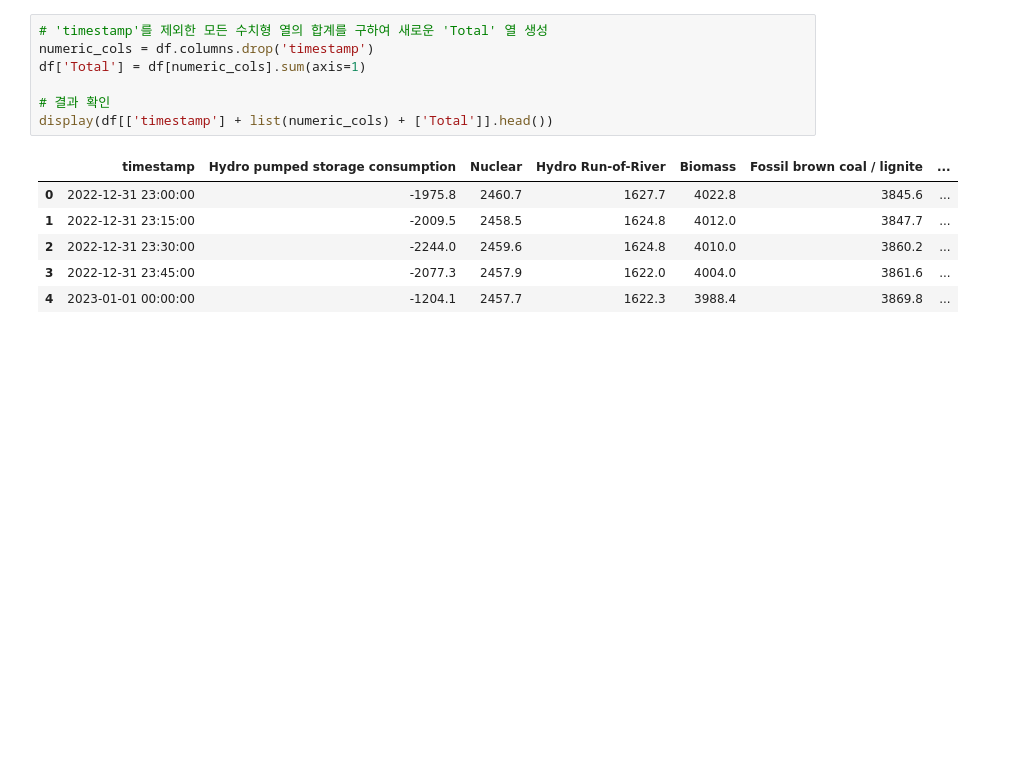
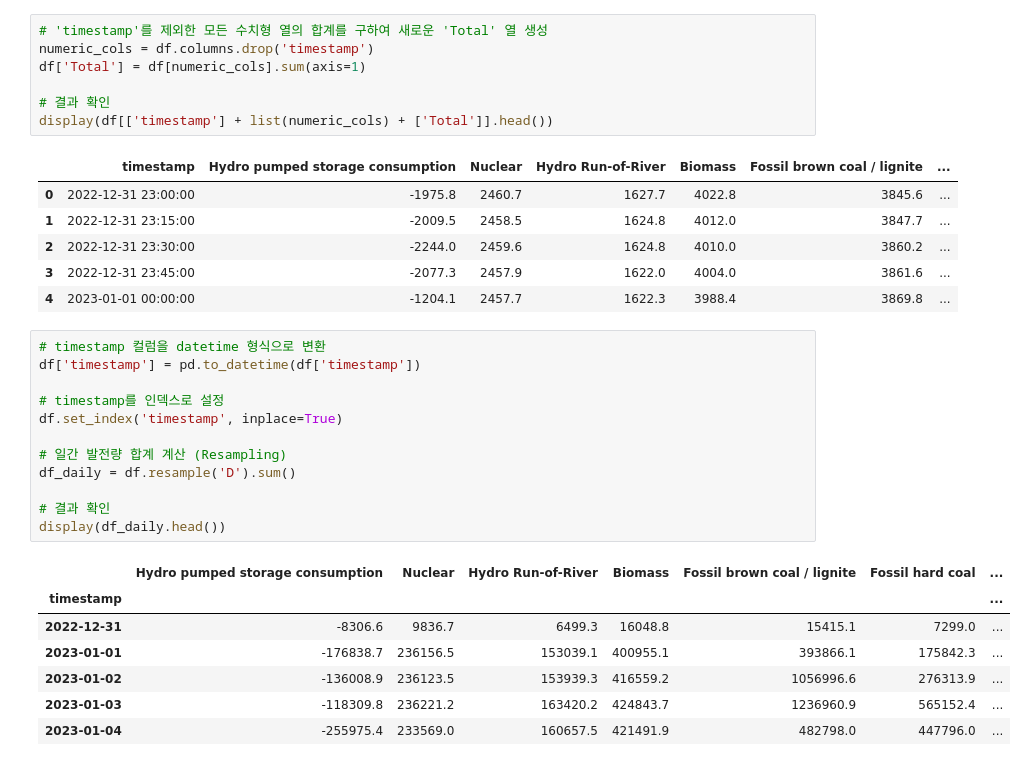
Before and after one commit to Giraffe-Shin/trading, a Jupyter notebook: Basic/Basic_analysis.ipynb, the cells around one changed output. Drawn from its saved outputs; the diff is of its cells as text; blank space fills up the shorter version.

```diff
--- a/Basic/Basic_analysis.ipynb
+++ b/Basic/Basic_analysis.ipynb
@@ -141,3 +141,23 @@ display(df[['timestamp'] + list(numeric_cols) + ['Total']].head())
 | 2 | 2022-12-31 23:30:00 | -2244.0 | 2459.6 | 1624.8 | 4010.0 | 3860.2 | ... |
 | 3 | 2022-12-31 23:45:00 | -2077.3 | 2457.9 | 1622.0 | 4004.0 | 3861.6 | ... |
 | 4 | 2023-01-01 00:00:00 | -1204.1 | 2457.7 | 1622.3 | 3988.4 | 3869.8 | ... |
+# %%
+# timestamp 컬럼을 datetime 형식으로 변환
+df['timestamp'] = pd.to_datetime(df['timestamp'])
+
+# timestamp를 인덱스로 설정
+df.set_index('timestamp', inplace=True)
+
+# 일간 발전량 합계 계산 (Resampling)
+df_daily = df.resample('D').sum()
+
+# 결과 확인
+display(df_daily.head())
+# %% [output]
+|  | Hydro pumped storage consumption | Nuclear | Hydro Run-of-River | Biomass | Fossil brown coal / lignite | Fossil hard coal | ... |
+| timestamp |  |  |  |  |  |  | ... |
+| 2022-12-31 | -8306.6 | 9836.7 | 6499.3 | 16048.8 | 15415.1 | 7299.0 | ... |
+| 2023-01-01 | -176838.7 | 236156.5 | 153039.1 | 400955.1 | 393866.1 | 175842.3 | ... |
+| 2023-01-02 | -136008.9 | 236123.5 | 153939.3 | 416559.2 | 1056996.6 | 276313.9 | ... |
+| 2023-01-03 | -118309.8 | 236221.2 | 163420.2 | 424843.7 | 1236960.9 | 565152.4 | ... |
+| 2023-01-04 | -255975.4 | 233569.0 | 160657.5 | 421491.9 | 482798.0 | 447796.0 | ... |
```
Also changed, not shown: parts of 1 cell of this notebook.
